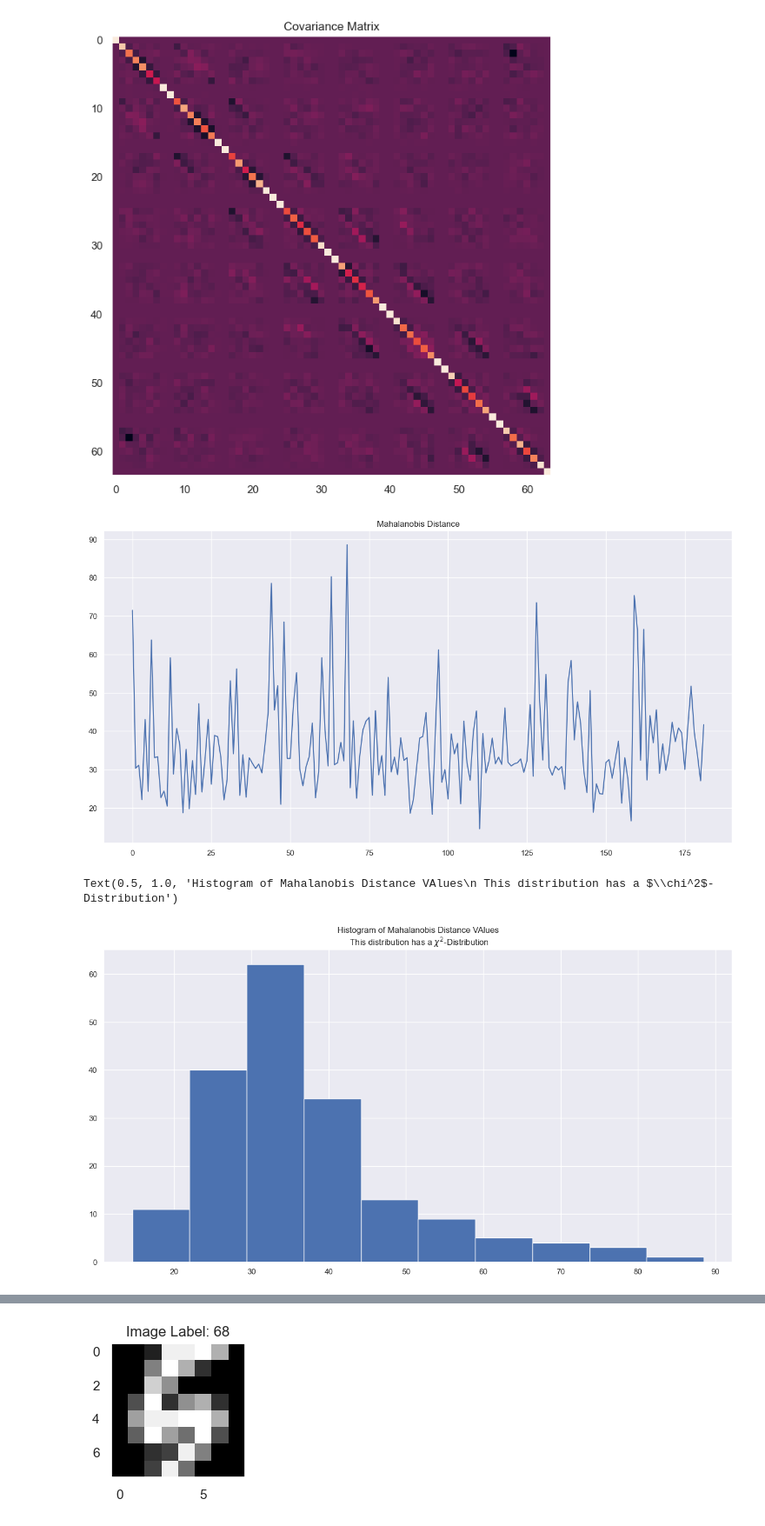
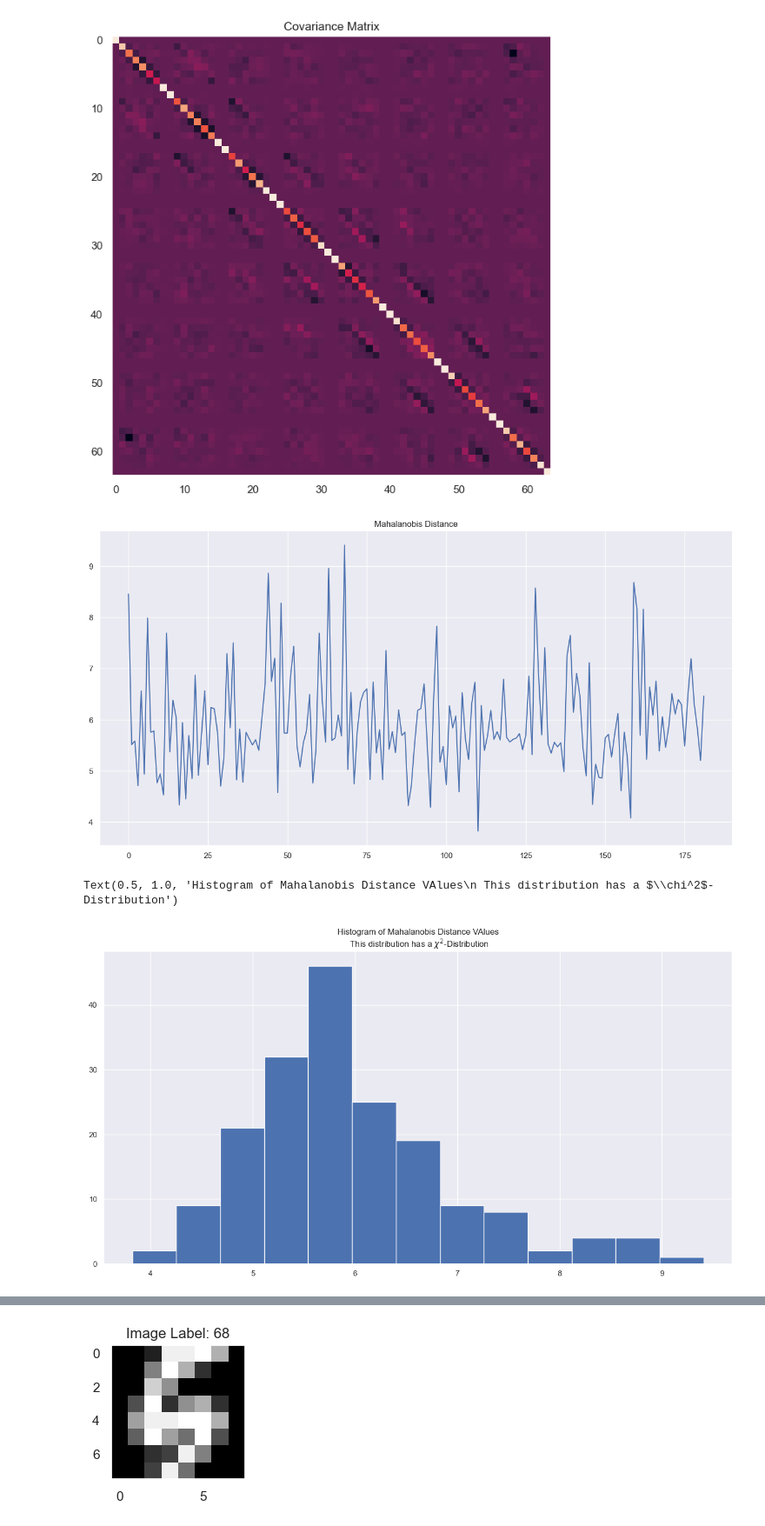
Before and after one commit to wbasener/Classification-in-Python, a Jupyter notebook: Multivariate_Gaussian.ipynb, the cells around one changed output, grey strips where cells are left out. Shown at 87% size. Drawn from its saved outputs; the diff is of its cells as text; code cells hidden in the pictures.

```diff
--- a/Multivariate_Gaussian.ipynb
+++ b/Multivariate_Gaussian.ipynb
@@ -403,18 +403,18 @@ Text(0.5, 1.0, 'Covariance Matrix')
 MD = np.zeros(len(data5))
 for idx in range(len(data5)):
   x = np.reshape(data5[idx,:]-mu, (64,1))
-  MD[idx] = np.matmul(x.T,    np.matmul(InvCov, x))
+  MD[idx] = np.sqrt(np.matmul(x.T,    np.matmul(InvCov, x)))
 # %%
 plt.plot(MD);
 plt.title('Mahalanobis Distance');
 # %% [output]
-[figure, old version]
+[figure, new version]
 # %%
-plt.hist(MD);
+plt.hist(MD, bins=13);
 plt.title('Histogram of Mahalanobis Distance VAlues\n This distribution has a $\chi^2$-Distribution')
 # %% [output]
 Text(0.5, 1.0, 'Histogram of Mahalanobis Distance VAlues\n This distribution has a $\\chi^2$-Distribution')
-[figure, old version]
+[figure, new version]
 # %%
 # Plot the most anomoulous Fives
 topIndices = np.flip(np.argsort(MD))[0:5]
```
Also changed, not shown: parts of 2 cells of this notebook.
